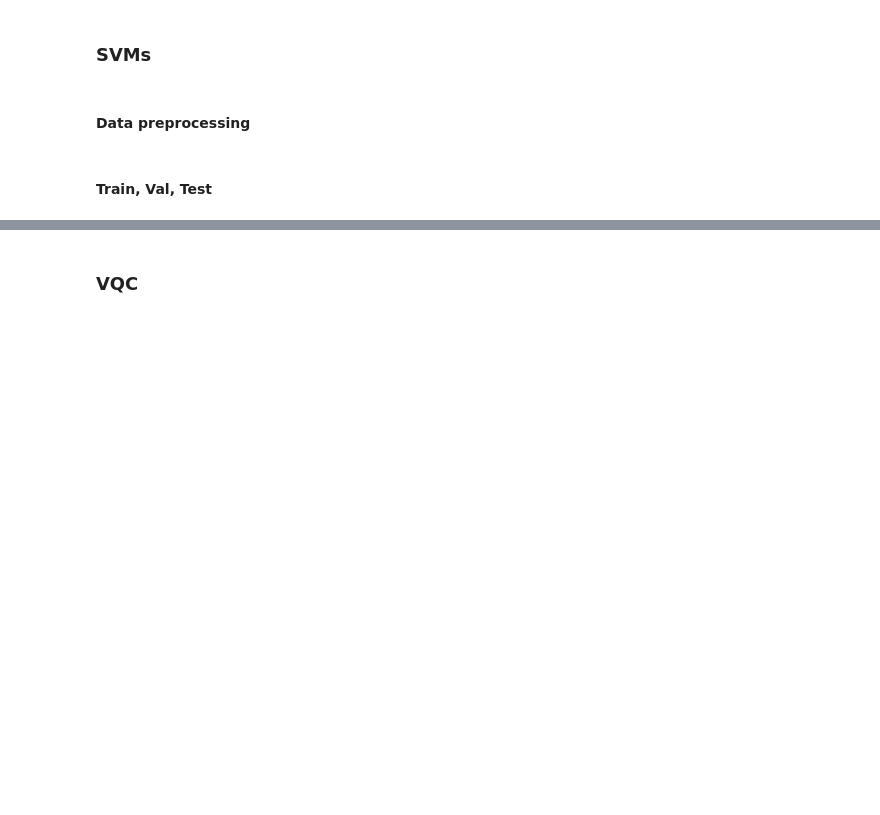
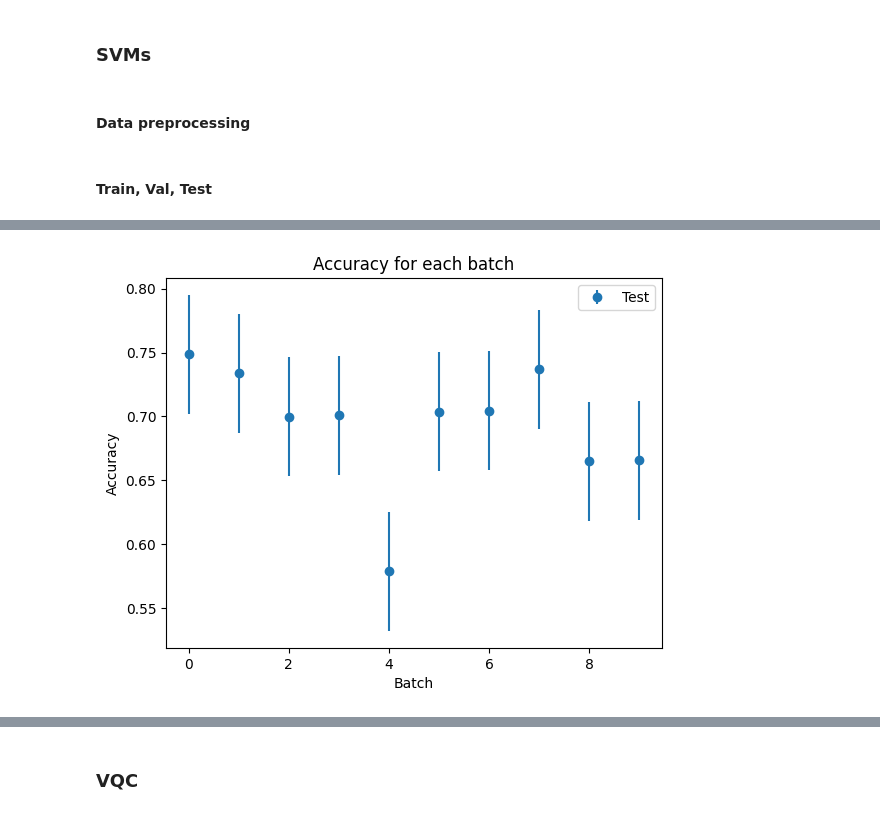
Before and after one commit to BrunaMSalgado/LIP_QML_2023, a Jupyter notebook: Bruna/tarefa_com_batches_de_datapoints.ipynb, the cells around one changed output, grey strips where cells are left out. Cells and saved outputs as stored; diff of their text form; code cells hidden in the pictures; blank space fills up the shorter version.

```diff
--- a/Bruna/tarefa_com_batches_de_datapoints.ipynb
+++ b/Bruna/tarefa_com_batches_de_datapoints.ipynb
@@ -219,0 +240,11 @@ AUC Test: 0.7657702749335432
+# %%
+### plot the accuracy for each batch with the error bars
+plt.errorbar(range(10), accuracy_test_batches, yerr=np.std(accuracy_test_batches), fmt='o', label='Test')
+#plt.errorbar(range(10), accuracy_val_batches, yerr=np.std(accuracy_val_batches), fmt='o', label='Validation')
+plt.ylabel('Accuracy')
+plt.xlabel('Batch')
+plt.title('Accuracy for each batch')
+plt.legend()
+plt.show()
+# %% [output]
+[figure, added]
```
Also changed, not shown: parts of 6 cells of this notebook.
